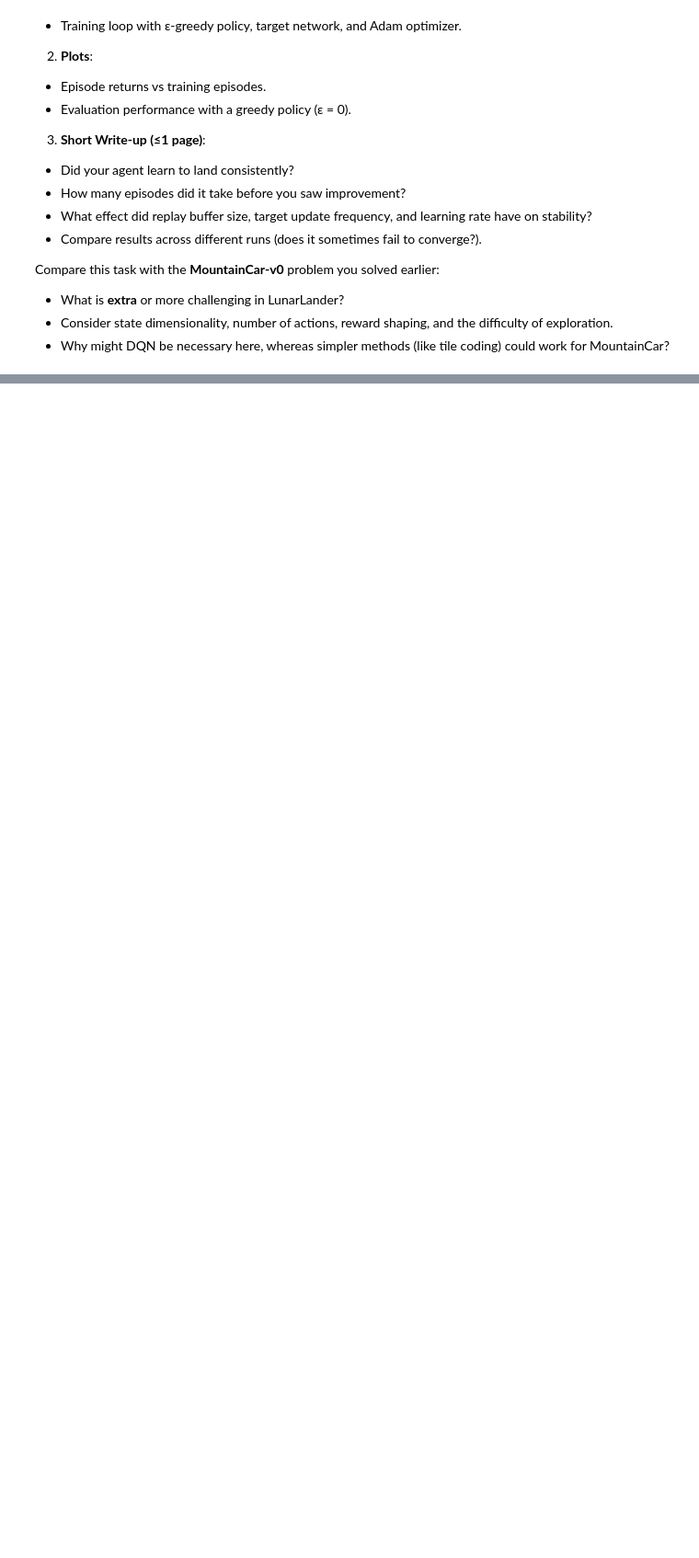
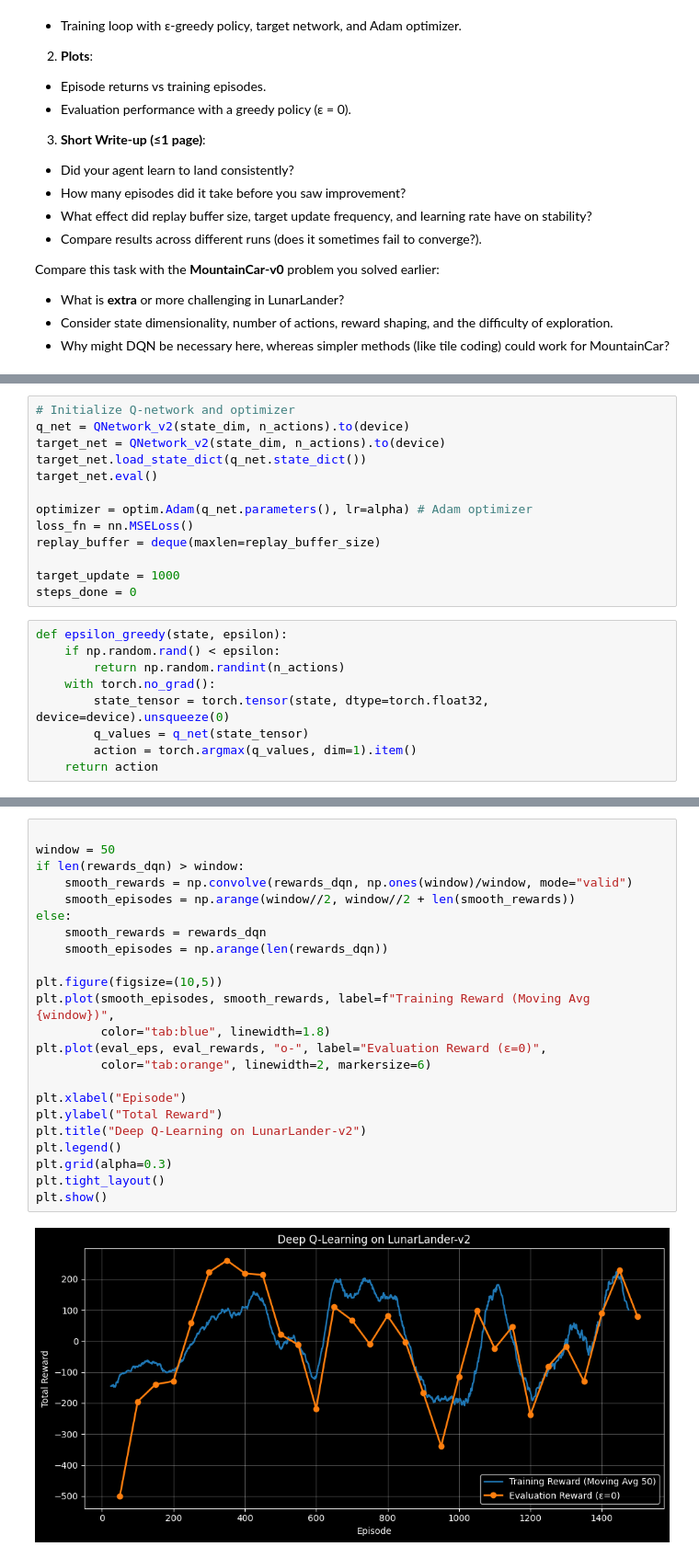
Before and after one commit to TongshuWu1/RL_CSE337_TonyWu, a Jupyter notebook: lab6_nonlinear.ipynb, the cells around one changed output, grey strips where cells are left out. Shown: that part at 92% size. Cells and saved outputs as stored; diff of their text form; blank space fills up the shorter version.

```diff
--- a/lab6_nonlinear.ipynb
+++ b/lab6_nonlinear.ipynb
@@ -250,0 +465,22 @@ Compare this task with the **MountainCar-v0** problem you solved earlier:
+# %%
+# Initialize Q-network and optimizer
+q_net = QNetwork_v2(state_dim, n_actions).to(device)
+target_net = QNetwork_v2(state_dim, n_actions).to(device)
+target_net.load_state_dict(q_net.state_dict())
+target_net.eval()
+
+optimizer = optim.Adam(q_net.parameters(), lr=alpha) # Adam optimizer
+loss_fn = nn.MSELoss()
+replay_buffer = deque(maxlen=replay_buffer_size)
+
+target_update = 1000
+steps_done = 0
+# %%
+def epsilon_greedy(state, epsilon):
+    if np.random.rand() < epsilon:
+        return np.random.randint(n_actions)
+    with torch.no_grad():
+        state_tensor = torch.tensor(state, dtype=torch.float32, device=device).unsqueeze(0)
+        q_values = q_net(state_tensor)
+        action = torch.argmax(q_values, dim=1).item()
+    return action
@@ -250,0 +594,25 @@ Compare this task with the **MountainCar-v0** problem you solved earlier:
+# %%
+
+window = 50
+if len(rewards_dqn) > window:
+    smooth_rewards = np.convolve(rewards_dqn, np.ones(window)/window, mode="valid")
+    smooth_episodes = np.arange(window//2, window//2 + len(smooth_rewards))
+else:
+    smooth_rewards = rewards_dqn
+    smooth_episodes = np.arange(len(rewards_dqn))
+
+plt.figure(figsize=(10,5))
+plt.plot(smooth_episodes, smooth_rewards, label=f"Training Reward (Moving Avg {window})",
+         color="tab:blue", linewidth=1.8)
+plt.plot(eval_eps, eval_rewards, "o-", label="Evaluation Reward (ε=0)",
+         color="tab:orange", linewidth=2, markersize=6)
+
+plt.xlabel("Episode")
+plt.ylabel("Total Reward")
+plt.title("Deep Q-Learning on LunarLander-v2")
+plt.legend()
+plt.grid(alpha=0.3)
+plt.tight_layout()
+plt.show()
+# %% [output]
+[figure, added]
```
Also changed, not shown: parts of 14 cells of this notebook.
